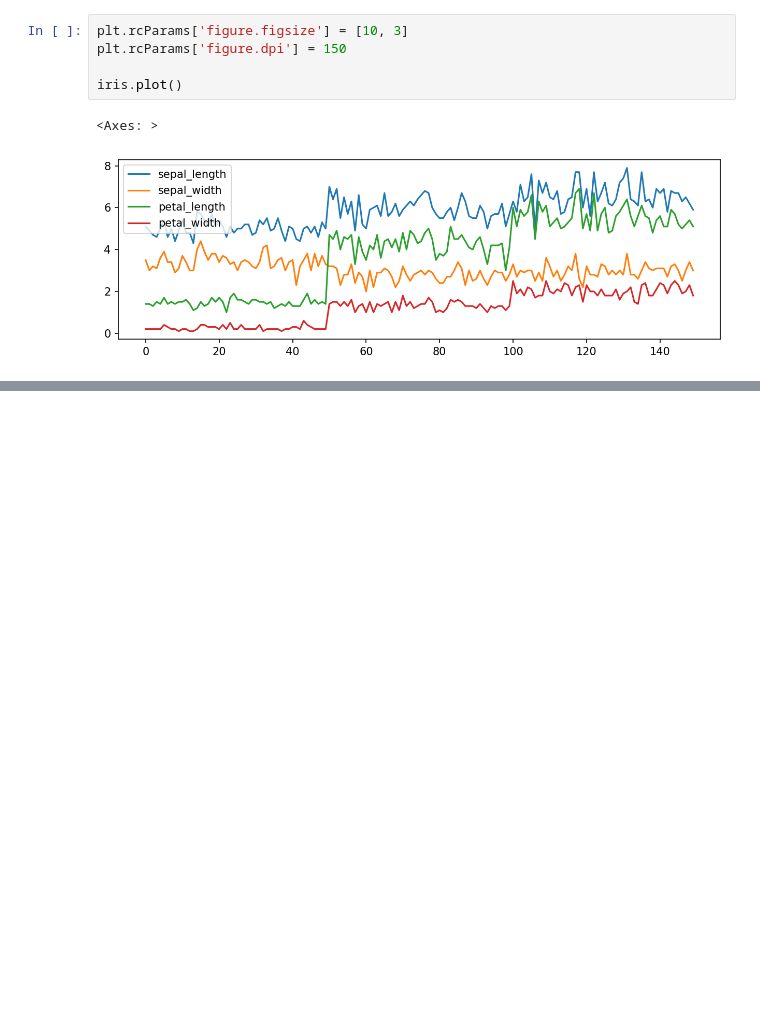
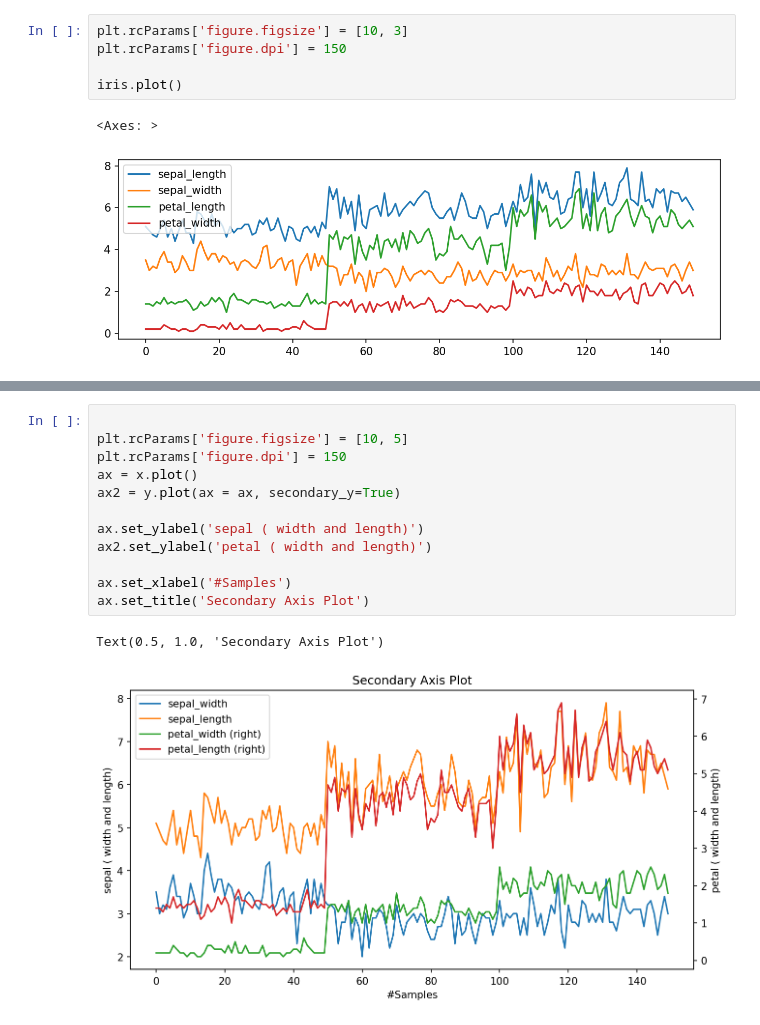
Before and after one commit to arashniroomand/MachineLearning, a Jupyter notebook: Practical_MasterClass/DataVisualization.ipynb, the cells around one changed output, grey strips where cells are left out. Cells and saved outputs as stored; diff of their text form; blank space fills up the shorter version.

```diff
--- a/Practical_MasterClass/DataVisualization.ipynb
+++ b/Practical_MasterClass/DataVisualization.ipynb
@@ -65,0 +86,15 @@ iris.plot()
+# %%
+
+plt.rcParams['figure.figsize'] = [10, 5]
+plt.rcParams['figure.dpi'] = 150
+ax = x.plot()
+ax2 = y.plot(ax = ax, secondary_y=True)
+
+ax.set_ylabel('sepal ( width and length)')
+ax2.set_ylabel('petal ( width and length)')
+
+ax.set_xlabel('#Samples')
+ax.set_title('Secondary Axis Plot')
+# %% [output]
+Text(0.5, 1.0, 'Secondary Axis Plot')
+[figure, added]
```
Also changed, not shown: parts of 4 cells of this notebook.
